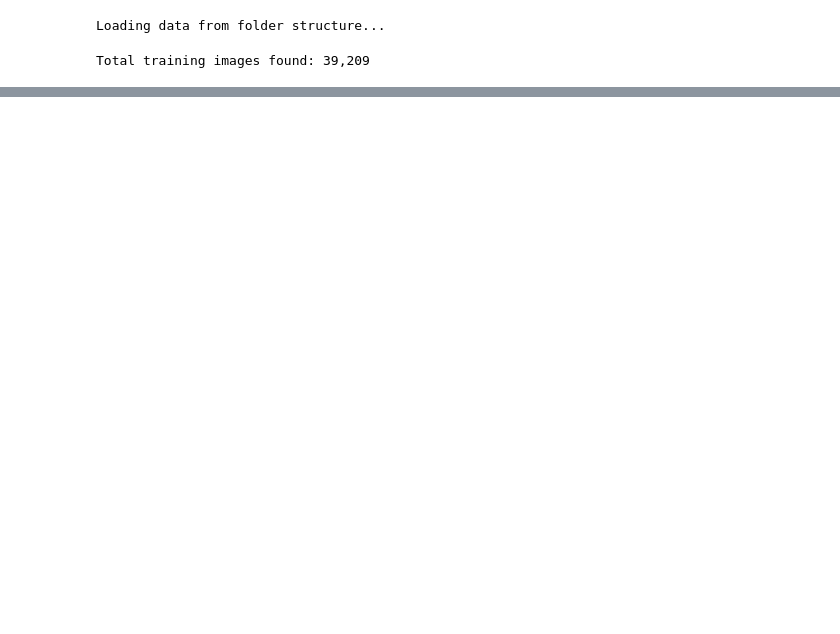
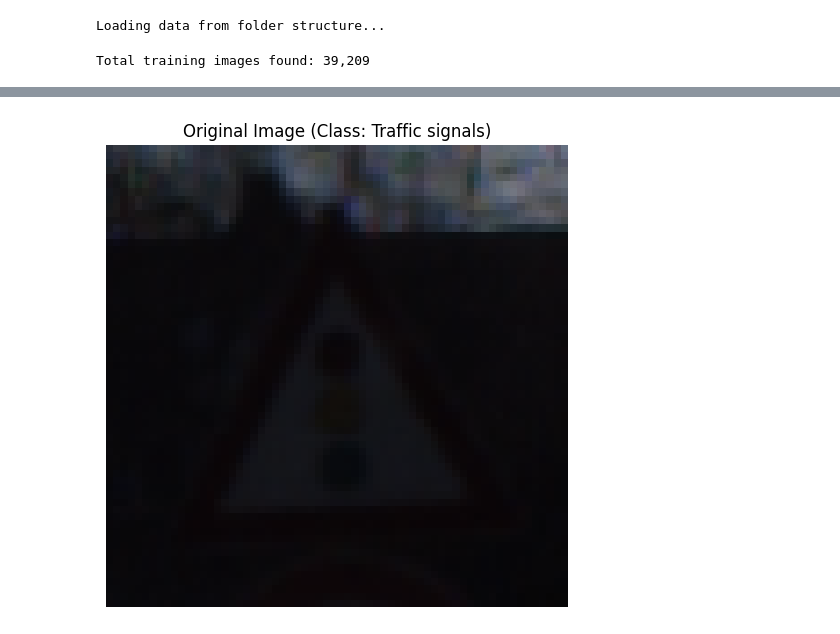
Before and after one commit to Abdullahali77/Autonomous-Vehicle-Perception-Module, a Jupyter notebook: phase2.ipynb, the cells around one changed output, grey strips where cells are left out. Drawn from its saved outputs; the diff is of its cells as text; code cells hidden in the pictures; blank space fills up the shorter version.

Commit message:
Implemented feature map visualization

```diff
--- a/phase2.ipynb
+++ b/phase2.ipynb
@@ -187,0 +192,83 @@ Epoch [10/10] | Train Loss: 0.0182 | Val Acc: 97.83%
+# %%
+import matplotlib.pyplot as plt
+
+
+# Function to unnormalize an image tensor for display
+# These mean and std values are the ones used in the data_transforms
+mean = (0.485, 0.456, 0.406)
+std = (0.229, 0.224, 0.225)
+
+def unnormalize_image(tensor):
+    # tensor: C x H x W
+    unnormalized_tensor = tensor.clone()
+    for t, m, s in zip(unnormalized_tensor, mean, std):
+        t.mul_(s).add_(m)
+    return unnormalized_tensor
+
+# Get a sample image from the validation set
+# We need to iterate through val_loader to get a batch
+dataiter = iter(val_loader)
+images, labels = next(dataiter)
+
+# Select the first image from the batch
+sample_image_tensor = images[0].unsqueeze(0).to(device) # Add batch dimension (1, C, H, W)
+original_image_for_display = unnormalize_image(images[0].cpu()) # Unnormalize for plotting
+
+# Display the original image
+plt.figure(figsize=(6, 6))
+plt.imshow(original_image_for_display.permute(1, 2, 0).numpy()) # Change to HWC format and convert to numpy
+plt.title(f"Original Image (Class: {CLASS_NAMES[labels[0].item()]})")
+plt.axis('off')
+plt.show()
+
+# Define a temporary model to extract features from intermediate layers
+class FeatureExtractionCNN(nn.Module):
+    def __init__(self, original_model):
+        super(FeatureExtractionCNN, self).__init__()
+        # Copy the feature extraction layers from the original model
+        self.conv1 = original_model.conv1
+        self.pool = original_model.pool
+        self.conv2 = original_model.conv2
+
+    def forward(self, x):
+        # Pass through the first conv layer, ReLU, and pooling
+        features_conv1_pooled = self.pool(F.relu(self.conv1(x)))
+        # Pass through the second conv layer, ReLU, and pooling
+        features_conv2_pooled = self.pool(F.relu(self.conv2(features_conv1_pooled)))
+        return features_conv1_pooled, features_conv2_pooled
+
+# Instantiate the feature extractor and move to device
+feature_extractor = FeatureExtractionCNN(model).to(device)
+feature_extractor.eval() # Set to evaluation mode
+
+# feature maps
+with torch.no_grad():
+    features1_output, features2_output = feature_extractor(sample_image_tensor)
+
+# Convert to numpy
+features1_np = features1_output.squeeze(0).cpu().numpy() # Shape: (16, H, W)
+features2_np = features2_output.squeeze(0).cpu().numpy() # Shape: (32, H, W)
+
+# Helper function
+def plot_feature_maps(features_np, title):
+    num_filters = features_np.shape[0]
+    # Calculate grid dimensions: try to make it roughly square
+    grid_size = int(np.ceil(np.sqrt(num_filters)))
+
+    plt.figure(figsize=(grid_size * 2, grid_size * 2)) # Adjust figure size dynamically
+    for i in range(num_filters):
+        plt.subplot(grid_size, grid_size, i + 1)
+        plt.imshow(features_np[i], cmap='viridis') # 'viridis' is a good choice for heatmaps
+        plt.title(f'Filter {i+1}', fontsize=8)
+        plt.axis('off')
+    plt.suptitle(title, fontsize=16)
+    plt.tight_layout(rect=[0, 0.03, 1, 0.95]) # Adjust layout to prevent title overlap
+    plt.show()
+
+# 1st conv
+plot_feature_maps(features1_np, 'Feature Maps after Conv1 Block')
+
+# 2nd conv
+plot_feature_maps(features2_np, 'Feature Maps after Conv2 Block')
+# %% [output]
+[figure, added]
```
Also changed, not shown: parts of 5 cells of this notebook.
